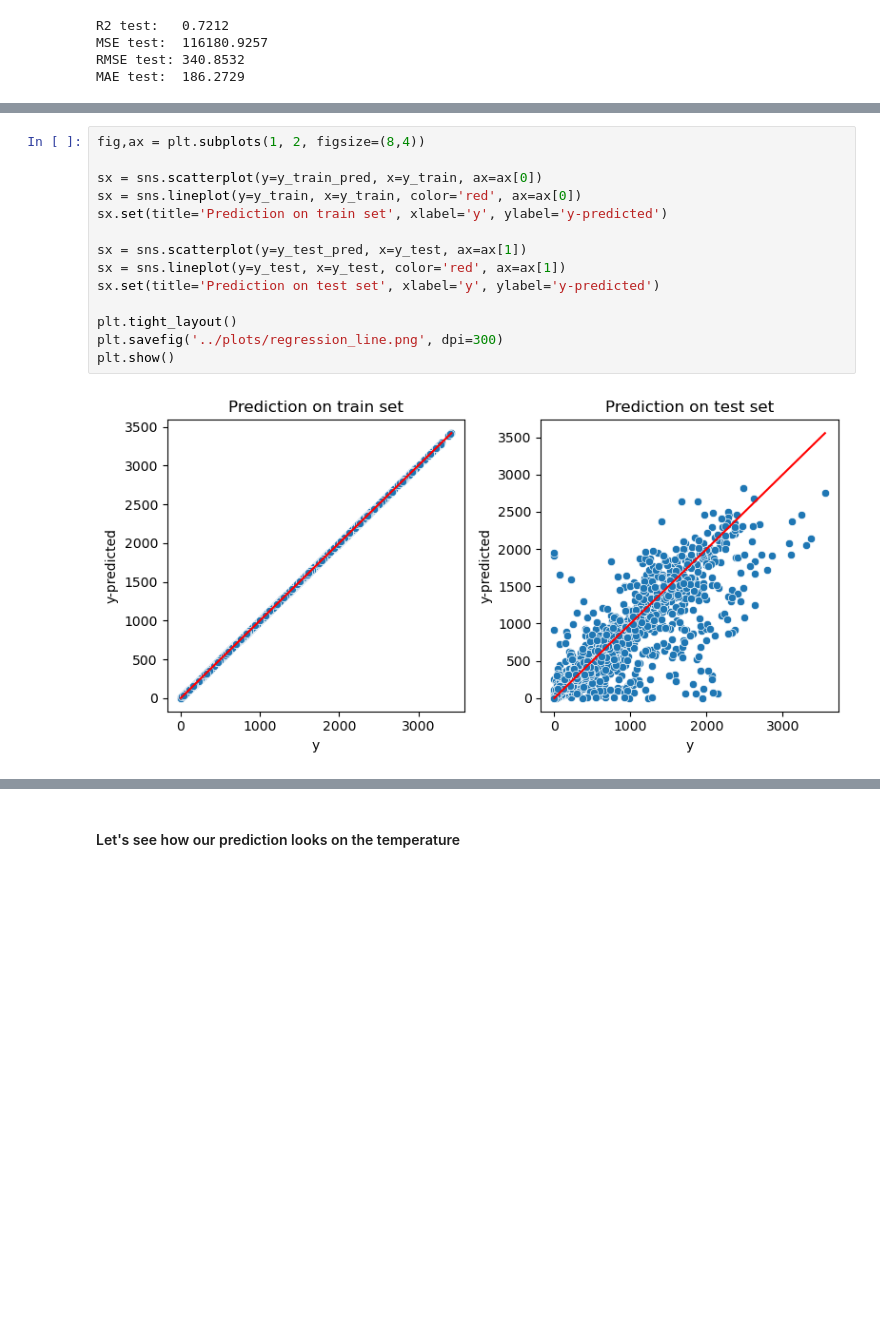
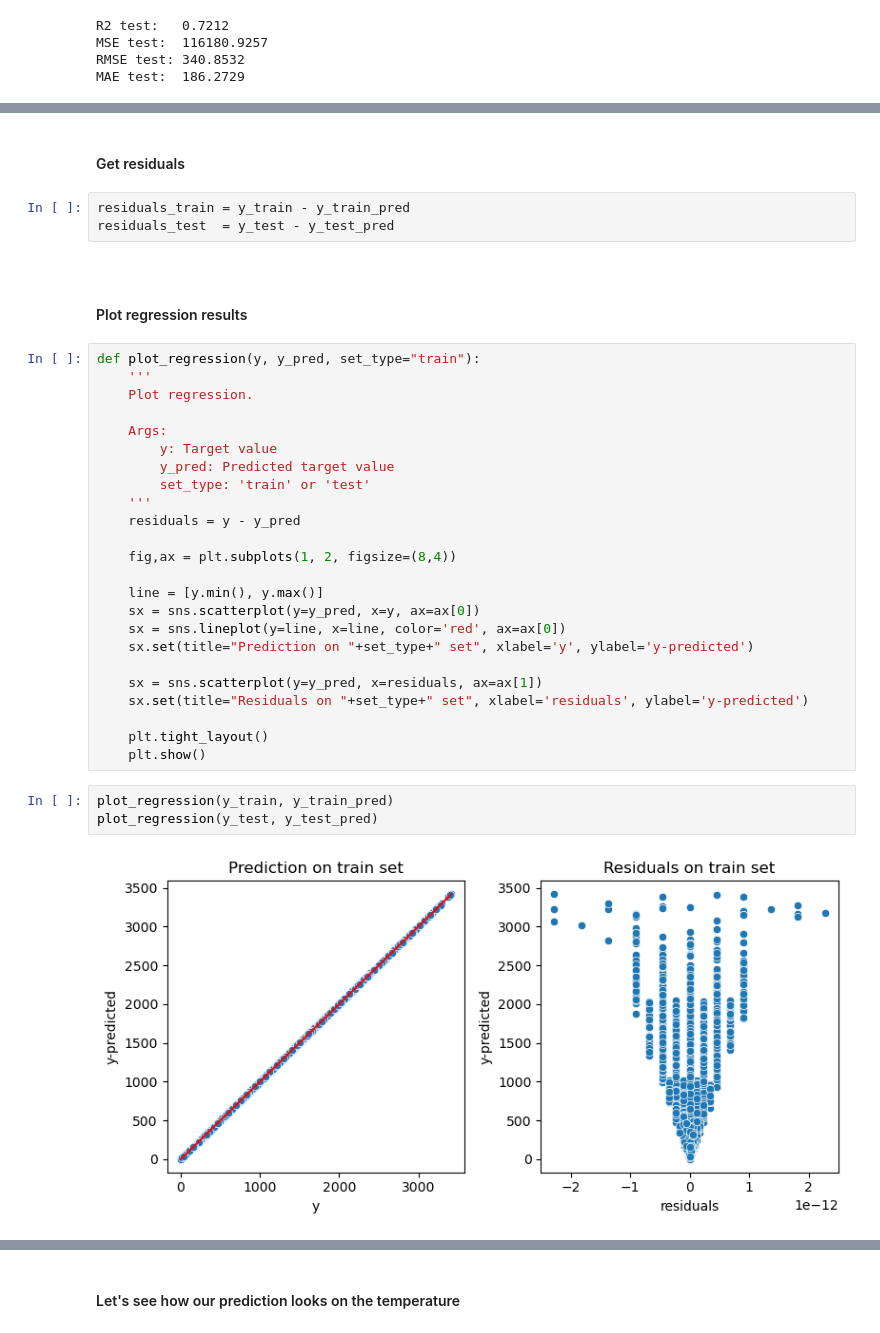
Before and after one commit to lukwies/Bikerentals-in-Seoul, a Jupyter notebook: notebooks/prediction.ipynb, the cells around one changed output, grey strips where cells are left out. Saved outputs shown, nothing was run; the diff lists cells and outputs as text; blank space fills up the shorter version.

Commit message:
Implemented residual plot

```diff
--- a/notebooks/prediction.ipynb
+++ b/notebooks/prediction.ipynb
@@ -238,16 +245,38 @@ MAE test:  186.2729
-# %%
-fig,ax = plt.subplots(1, 2, figsize=(8,4))
-
-sx = sns.scatterplot(y=y_train_pred, x=y_train, ax=ax[0])
-sx = sns.lineplot(y=y_train, x=y_train, color='red', ax=ax[0])
-sx.set(title='Prediction on train set', xlabel='y', ylabel='y-predicted')
-
-sx = sns.scatterplot(y=y_test_pred, x=y_test, ax=ax[1])
-sx = sns.lineplot(y=y_test, x=y_test, color='red', ax=ax[1])
-sx.set(title='Prediction on test set', xlabel='y', ylabel='y-predicted')
-
-plt.tight_layout()
-plt.savefig('../plots/regression_line.png', dpi=300)
-plt.show()
-# %% [output]
-[figure, removed]
+# %% [markdown]
+#### Get residuals
+# %%
+residuals_train = y_train - y_train_pred
+residuals_test  = y_test - y_test_pred
+# %% [markdown]
+<br>
+
+#### Plot regression results
+# %%
+def plot_regression(y, y_pred, set_type="train"):
+    '''
+    Plot regression.
+
+    Args:
+        y: Target value
+        y_pred: Predicted target value
+        set_type: 'train' or 'test'
+    '''
+    residuals = y - y_pred
+
+    fig,ax = plt.subplots(1, 2, figsize=(8,4))
+
+    line = [y.min(), y.max()]
+    sx = sns.scatterplot(y=y_pred, x=y, ax=ax[0])
+    sx = sns.lineplot(y=line, x=line, color='red', ax=ax[0])
+    sx.set(title="Prediction on "+set_type+" set", xlabel='y', ylabel='y-predicted')
+
+    sx = sns.scatterplot(y=y_pred, x=residuals, ax=ax[1])
+    sx.set(title="Residuals on "+set_type+" set", xlabel='residuals', ylabel='y-predicted')
+
+    plt.tight_layout()
+    plt.show()
+# %%
+plot_regression(y_train, y_train_pred)
+plot_regression(y_test, y_test_pred)
+# %% [output]
+[figure, added]
```
Also changed, not shown: parts of 4 cells of this notebook.
